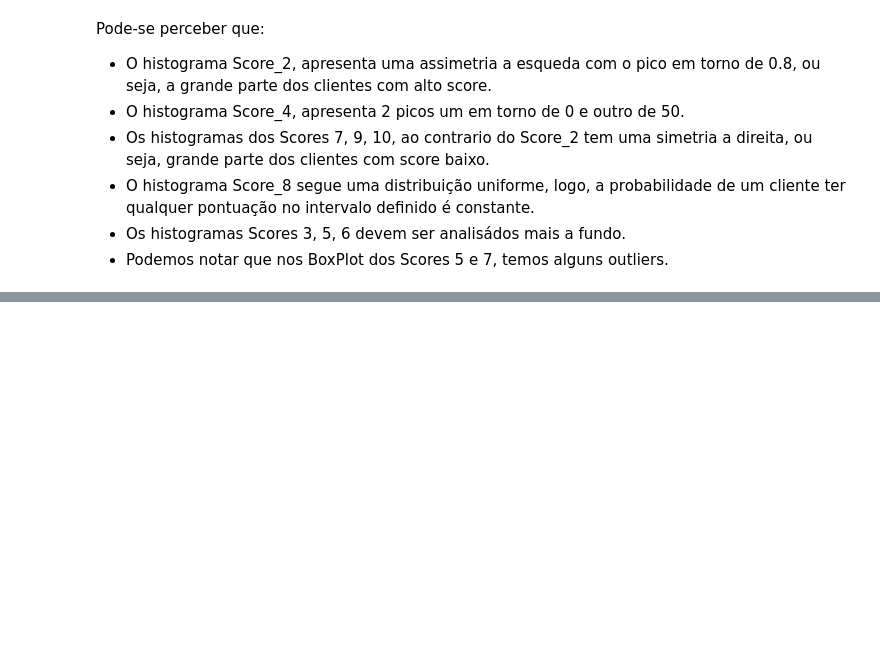
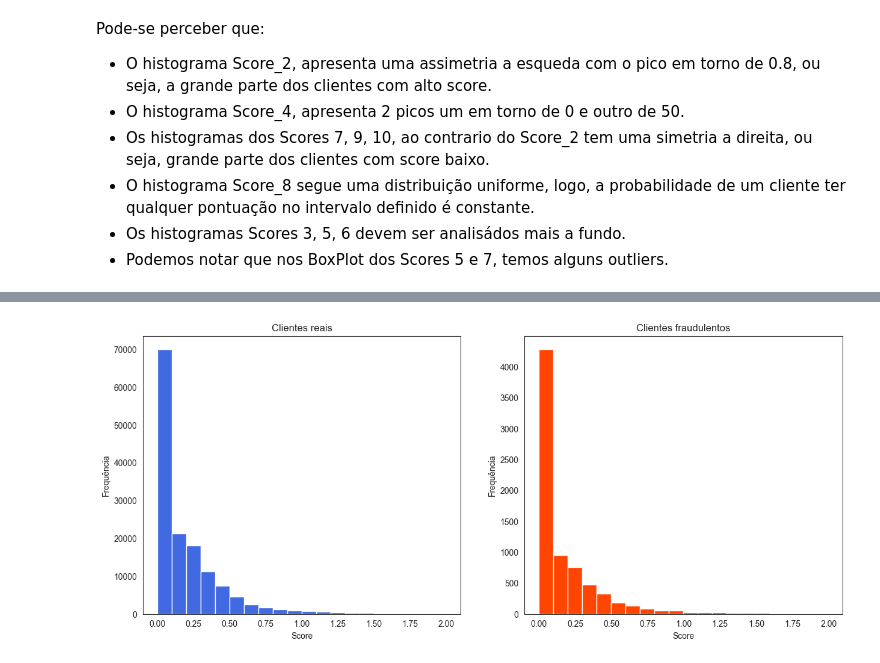
Before and after one commit to WiiniSilva/Fraude_Case, a Jupyter notebook: Fraude_Case.ipynb, the cells around one changed output, grey strips where cells are left out. Saved outputs shown, nothing was run; the diff lists cells and outputs as text; code cells hidden in the pictures; blank space fills up the shorter version.

```diff
--- a/Fraude_Case.ipynb
+++ b/Fraude_Case.ipynb
@@ -323,0 +403,37 @@ Pode-se perceber que:
+# %%
+# Definir a função que cria o histograma
+def criar_histograma_lim(df, coluna_score, coluna_fraude):
+  # Separar os dados em dois grupos: fraudes e reais
+  fraudes = df[df[coluna_fraude] == 1]
+  reais = df[df[coluna_fraude] == 0]
+
+  # Definir o limite máximo para o score
+  limite = 2
+
+  # Filtrar os dados dos clientes reais usando o limite
+  reais_filtrados = reais.query(f'{coluna_score} <= {limite}')
+
+  # Filtrar os dados dos clientes fraudulentos usando o limite
+  fraudes_filtrados = fraudes.query(f'{coluna_score} <= {limite}')
+
+  # Criar uma figura com dois subplots
+  fig, (ax1, ax2) = plt.subplots(1, 2, figsize=(15, 6))
+
+  # Plotar o histograma dos scores dos clientes reais filtrados no segundo subplot
+  ax1.hist(reais_filtrados[coluna_score], bins=20, color='#4169E1')
+  ax1.set_title('Clientes reais')
+  ax1.set_xlabel('Score')
+  ax1.set_ylabel('Frequência')
+
+  # Plotar o histograma dos scores dos clientes fraudulentos filtrados no primeiro subplot
+  ax2.hist(fraudes_filtrados[coluna_score], bins=20, color='#FF4500')
+  ax2.set_title('Clientes fraudulentos')
+  ax2.set_xlabel('Score')
+  ax2.set_ylabel('Frequência')
+
+# Mostrar a figura
+plt.show()
+# %%
+criar_histograma_lim(df, 'score_5', 'fraude')
+# %% [output]
+[figure, added]
```
Also changed, not shown: parts of 21 cells of this notebook.
